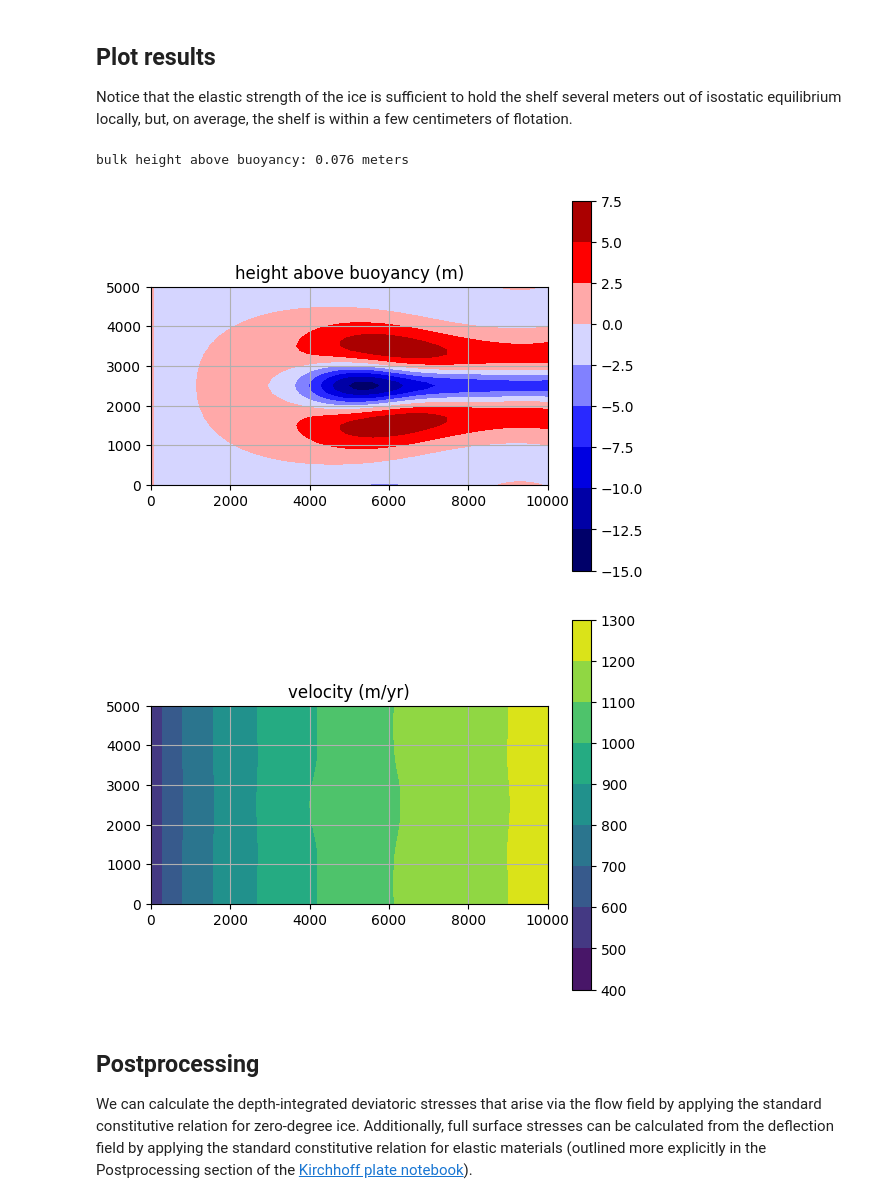
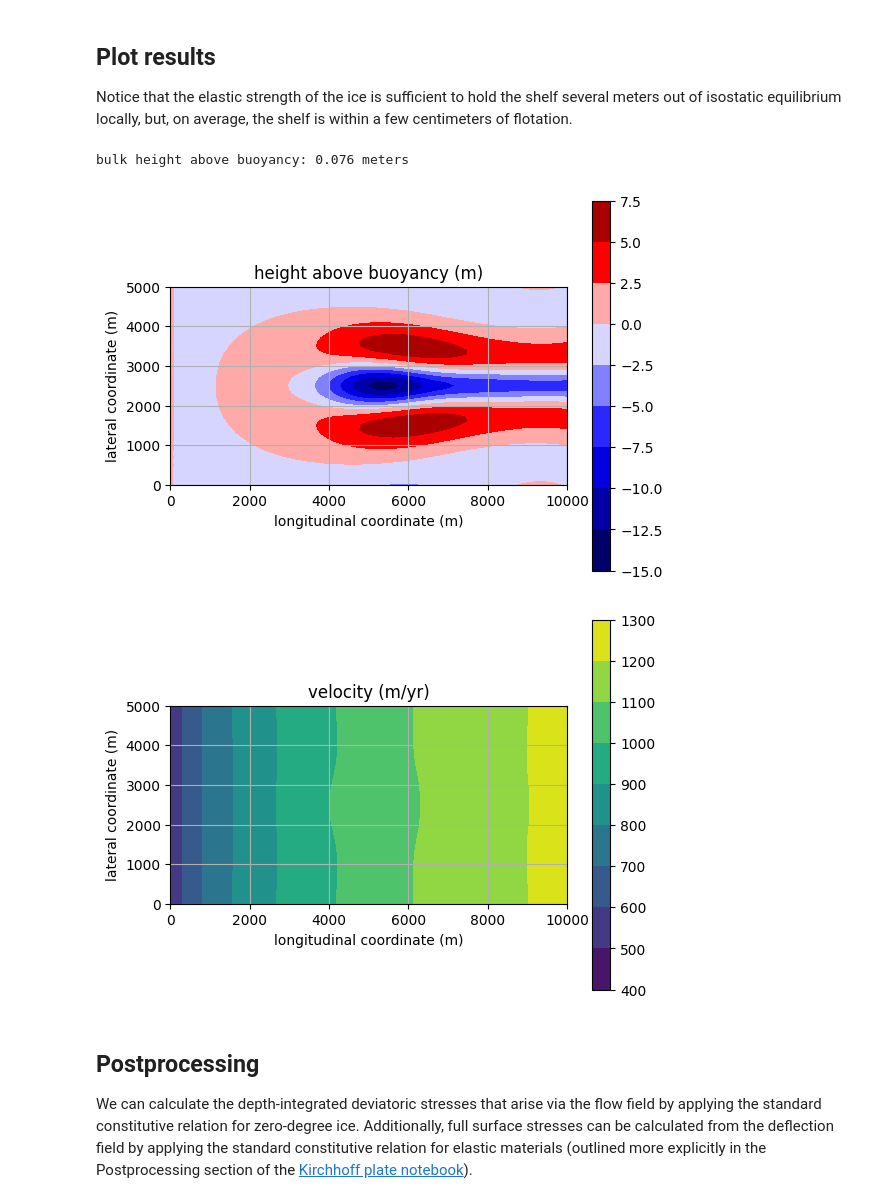
Before and after one commit to chrismiele/weird_flex, a Jupyter notebook: coupled_flow_flexure.ipynb, the cells around one changed output. Drawn from its saved outputs; the diff is of its cells as text; code cells hidden in the pictures.

```diff
--- a/coupled_flow_flexure.ipynb
+++ b/coupled_flow_flexure.ipynb
@@ -291,28 +293,32 @@ Notice that the elastic strength of the ice is sufficient to hold the shelf seve
 # %%
 h_ab = project(h_ab, Q2) #local height above buoyancy
 mean_hab = np.mean(h_ab.vector().get_local()) #calculate the bulk height above buoyancy across the entire shelf
 print('bulk height above buoyancy: {:.3f} meters'.format(mean_hab))
 
 fig, ax = plt.subplots()
 ax.set_aspect('equal')
 plt.title('height above buoyancy (m)')
 norm = colors.TwoSlopeNorm(vcenter = 0)
 elev_plot = tricontourf(h_ab, axes=ax, norm = norm, cmap = 'seismic')
 plt.colorbar(elev_plot)
+plt.xlabel('longitudinal coordinate (m)')
+plt.ylabel('lateral coordinate (m)')
 plt.grid()
 plt.show()
 
 fig, ax = plt.subplots()
 ax.set_aspect('equal')
 plt.title('velocity (m/yr)')
 vel_plot = tricontourf(u, axes=ax)
 plt.colorbar(vel_plot)
+plt.xlabel('longitudinal coordinate (m)')
+plt.ylabel('lateral coordinate (m)')
 plt.grid()
 plt.show()
 # %% [output]
 bulk height above buoyancy: 0.076 meters
-[figure, old version]
+[figure, new version]
-[figure, old version]
+[figure, new version]
 # %% [markdown]
 ## Postprocessing
 
```
Also changed, not shown: parts of 4 cells of this notebook.
